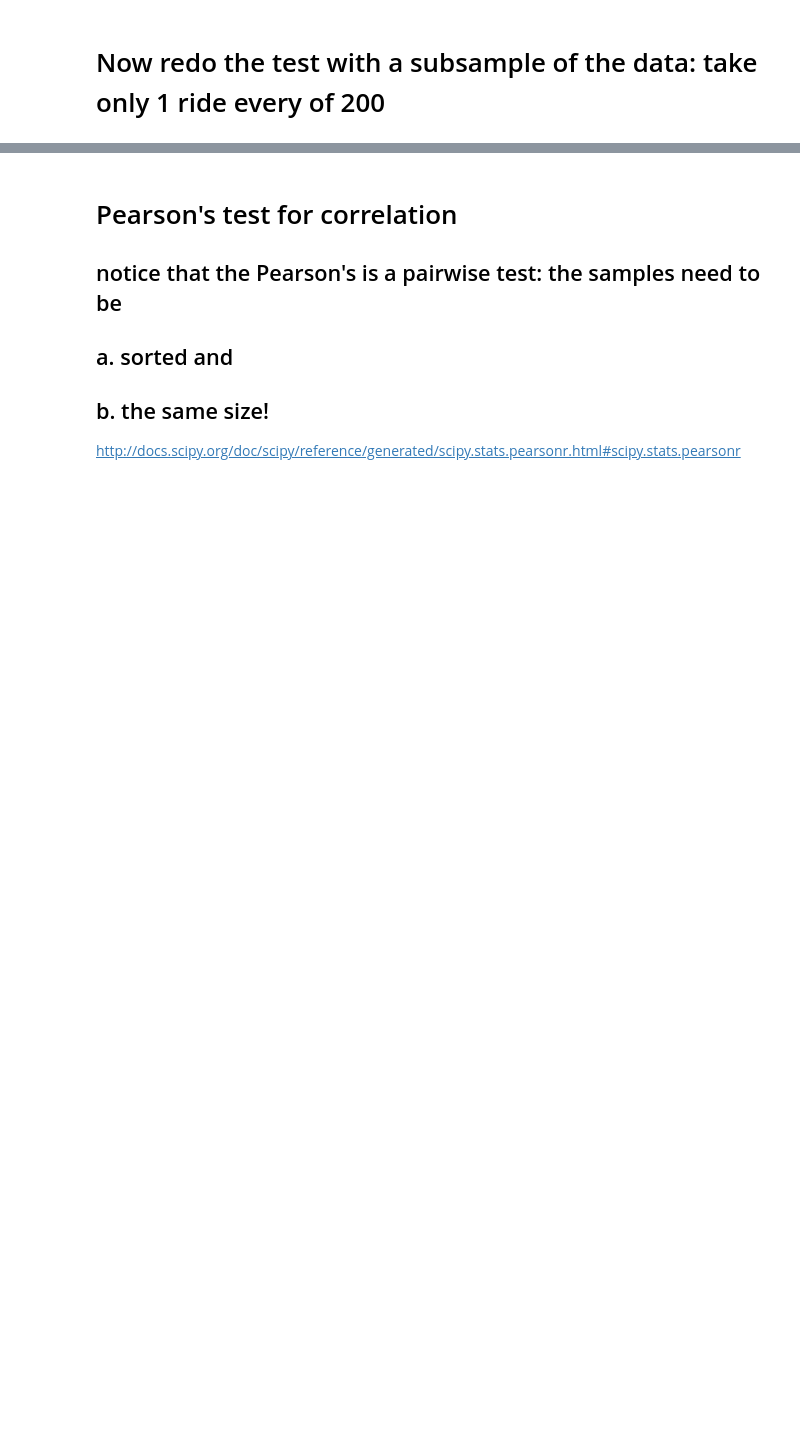
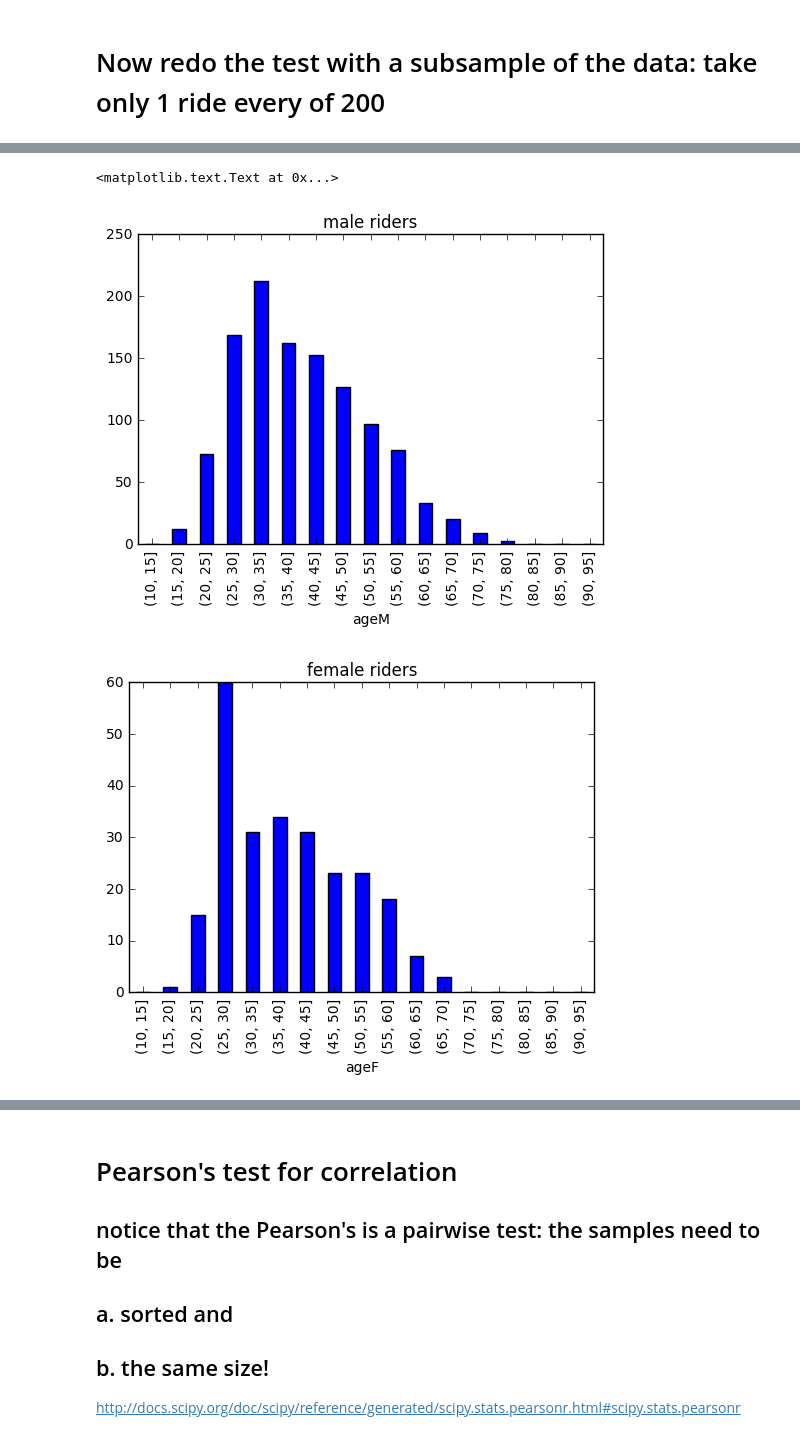
Before and after one commit to overwaterland/PUI2016_hc1924, a Jupyter notebook: HW4_hc1924/HW4_4_hc1924.ipynb, the cells around one changed output, grey strips where cells are left out. Saved outputs shown, nothing was run; the diff lists cells and outputs as text; code cells hidden in the pictures; blank space fills up the shorter version.

```diff
--- a/HW4_hc1924/HW4_4_hc1924.ipynb
+++ b/HW4_hc1924/HW4_4_hc1924.ipynb
@@ -225,0 +267,5 @@ Image(filename="../plotsforclasses/ks2sample_table.png")
+# %%
+index = range(len(df))
+df1 = df.loc[index[0::200], :]
+df1.reset_index(drop=True)
+df.head()
@@ -225,0 +279,13 @@ Image(filename="../plotsforclasses/ks2sample_table.png")
+# %%
+# plotting histogramswith pandas is a bitdifferent than with pylab
+bins = np.arange(10, 99, 5)
+axM = df1.ageM.groupby(pd.cut(df1.ageM, bins)).agg([count_nonzero]).plot(kind='bar',
+                                                                legend=False)
+axM.set_title("male riders")
+axF = df1.ageF.groupby(pd.cut(df1.ageF, bins)).agg([count_nonzero]).plot(kind='bar',
+                                                                legend=False)
+axF.set_title("female riders")
+# %% [output]
+<matplotlib.text.Text at 0x...>
+[figure, added]
+[figure, added]
```
Also changed, not shown: parts of 23 cells of this notebook.
